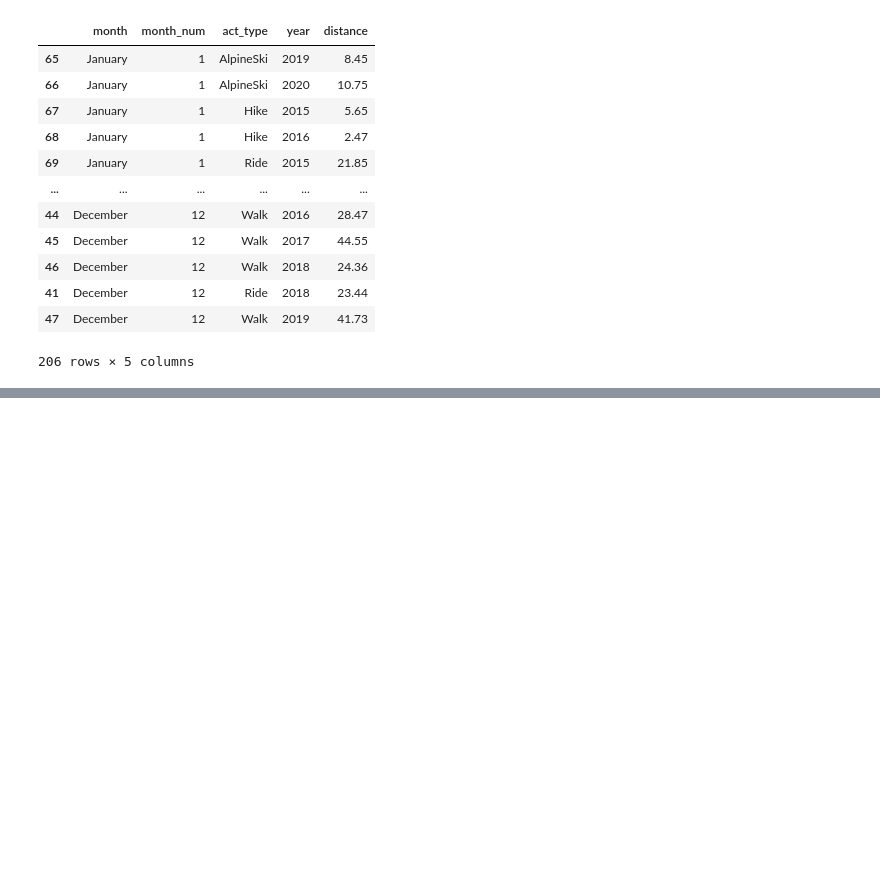
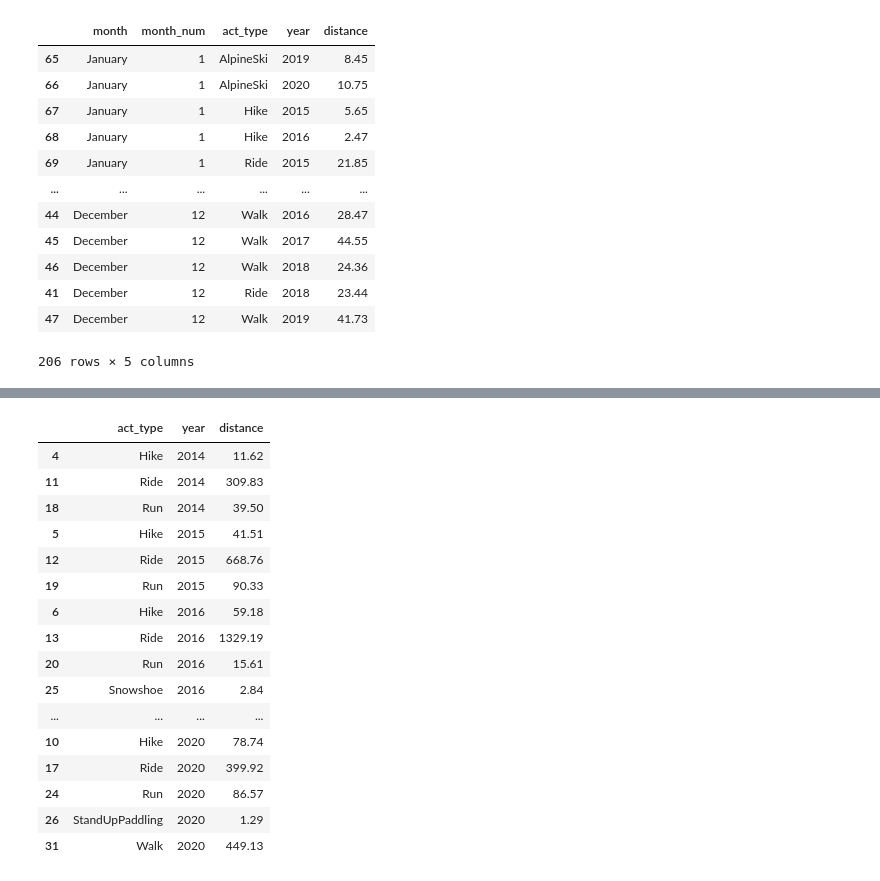
Before and after one commit to delynko/strava-postgis, a Jupyter notebook: strava-pandas.ipynb, the cells around one changed output, grey strips where cells are left out. Cells and saved outputs as stored; diff of their text form; code cells hidden in the pictures; blank space fills up the shorter version.

```diff
--- a/strava-pandas.ipynb
+++ b/strava-pandas.ipynb
@@ -99,3 +100,24 @@ fig.show()
 # %% [output]
 [interactive output not drawn]
 [interactive output not drawn]
+# %%
+table = df.pivot_table(values='distance', index=['act_type', 'year'], aggfunc='sum', fill_value=0).reset_index().sort_values(by=['year', 'act_type'])
+table
+# %% [output]
+|  | act_type | year | distance |
+| 4 | Hike | 2014 | 11.62 |
+| 11 | Ride | 2014 | 309.83 |
+| 18 | Run | 2014 | 39.50 |
+| 5 | Hike | 2015 | 41.51 |
+| 12 | Ride | 2015 | 668.76 |
+| 19 | Run | 2015 | 90.33 |
+| 6 | Hike | 2016 | 59.18 |
+| 13 | Ride | 2016 | 1329.19 |
+| 20 | Run | 2016 | 15.61 |
+| 25 | Snowshoe | 2016 | 2.84 |
+| ... | ... | ... | ... |
+| 10 | Hike | 2020 | 78.74 |
+| 17 | Ride | 2020 | 399.92 |
+| 24 | Run | 2020 | 86.57 |
+| 26 | StandUpPaddling | 2020 | 1.29 |
+| 31 | Walk | 2020 | 449.13 |
```
Also changed, not shown: parts of 6 cells of this notebook, 3 other files.
